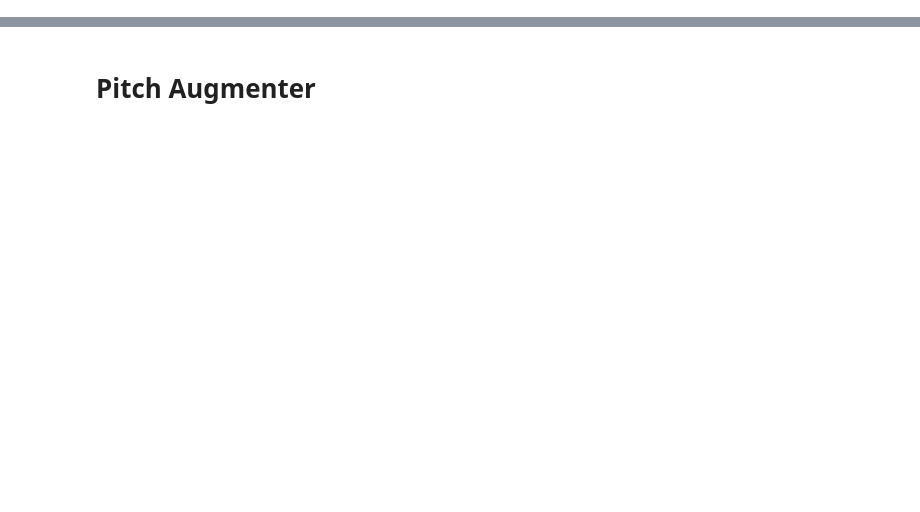
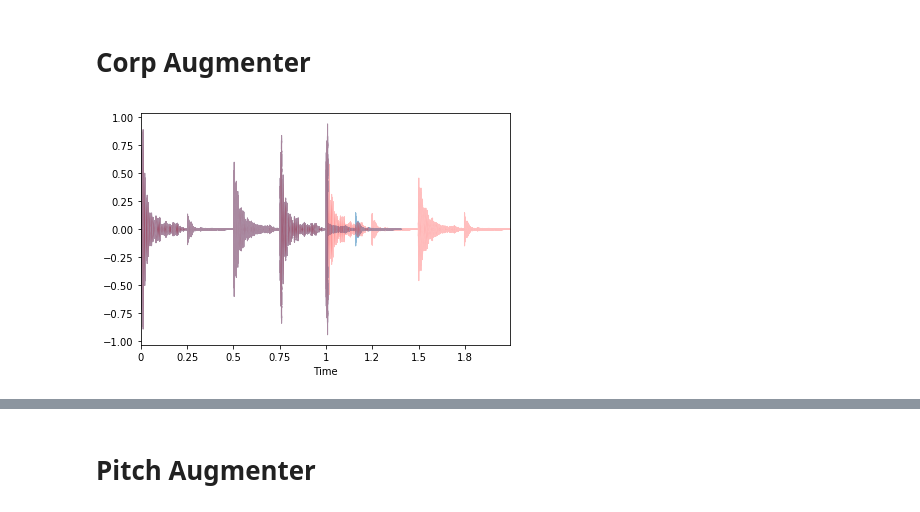
Before and after one commit to makcedward/nlpaug, a Jupyter notebook: example/audio_augmenter.ipynb, the cells around one changed output, grey strips where cells are left out. Cells and saved outputs as stored; diff of their text form; code cells hidden in the pictures; blank space fills up the shorter version.

```diff
--- a/example/audio_augmenter.ipynb
+++ b/example/audio_augmenter.ipynb
@@ -3,7 +0,0 @@
-# %%
-import librosa
-from nlpaug.util.visual.wave import VisualWave
-
-path = 'Yamaha-V50-Rock-Beat-120bpm.wav'
-audio, sampling_rate = librosa.load(path)
-VisualWave.visual('Original', audio, sampling_rate)
@@ -14,0 +24,20 @@ import nlpaug.flow as naf
+# %%
+import librosa
+import librosa.display as librosa_display
+import matplotlib.pyplot as plt
+
+file_path = os.environ.get("DATA_DIR") + 'Yamaha-V50-Rock-Beat-120bpm.wav'
+data, sr = librosa.load(file_path)
+# %% [markdown]
+# Corp Augmenter
+# %%
+aug = naa.CorpAug(sampling_rate=sr)
+augmented_data = aug.augment(data)
+
+librosa_display.waveplot(augmented_data, sr=sr, alpha=0.5)
+librosa_display.waveplot(data, sr=sr, color='r', alpha=0.25)
+
+plt.tight_layout()
+plt.show()
+# %% [output]
+[figure, added]
```
Also changed, not shown: parts of 21 cells of this notebook, 11 other files.
